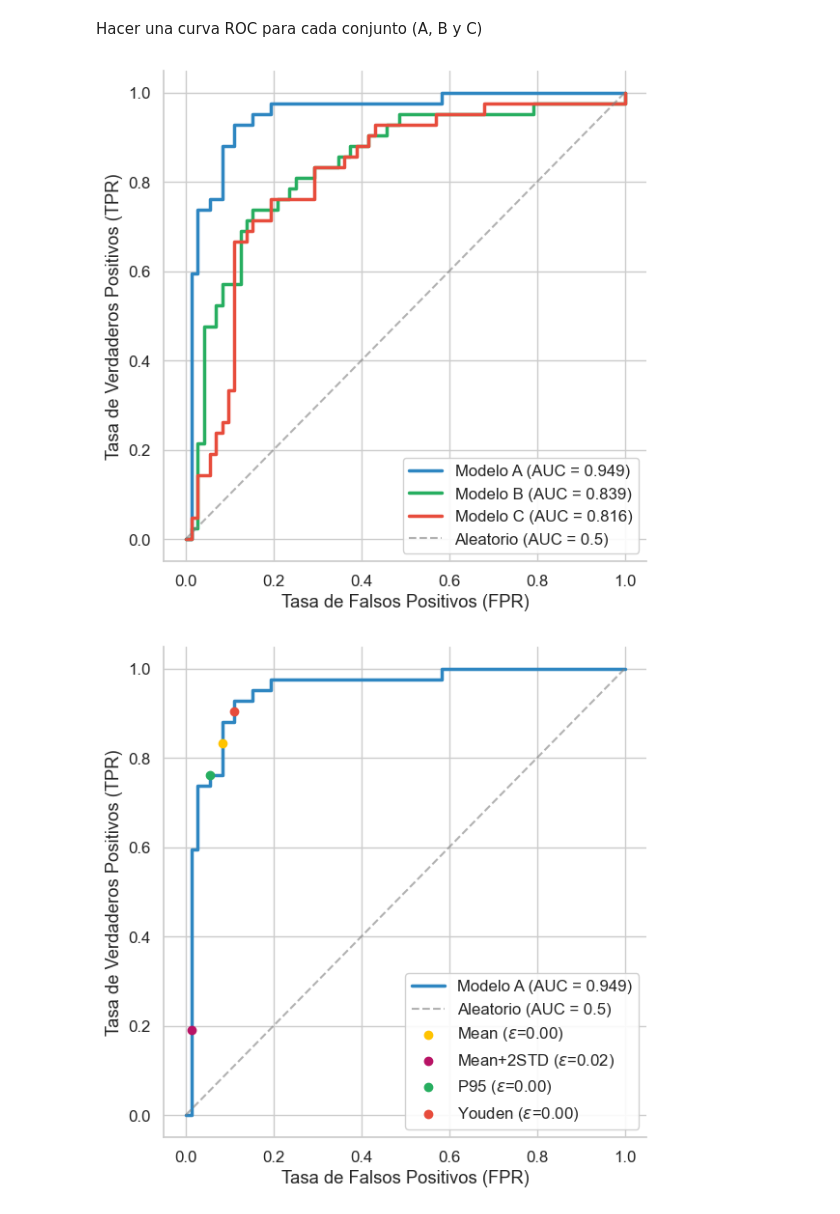
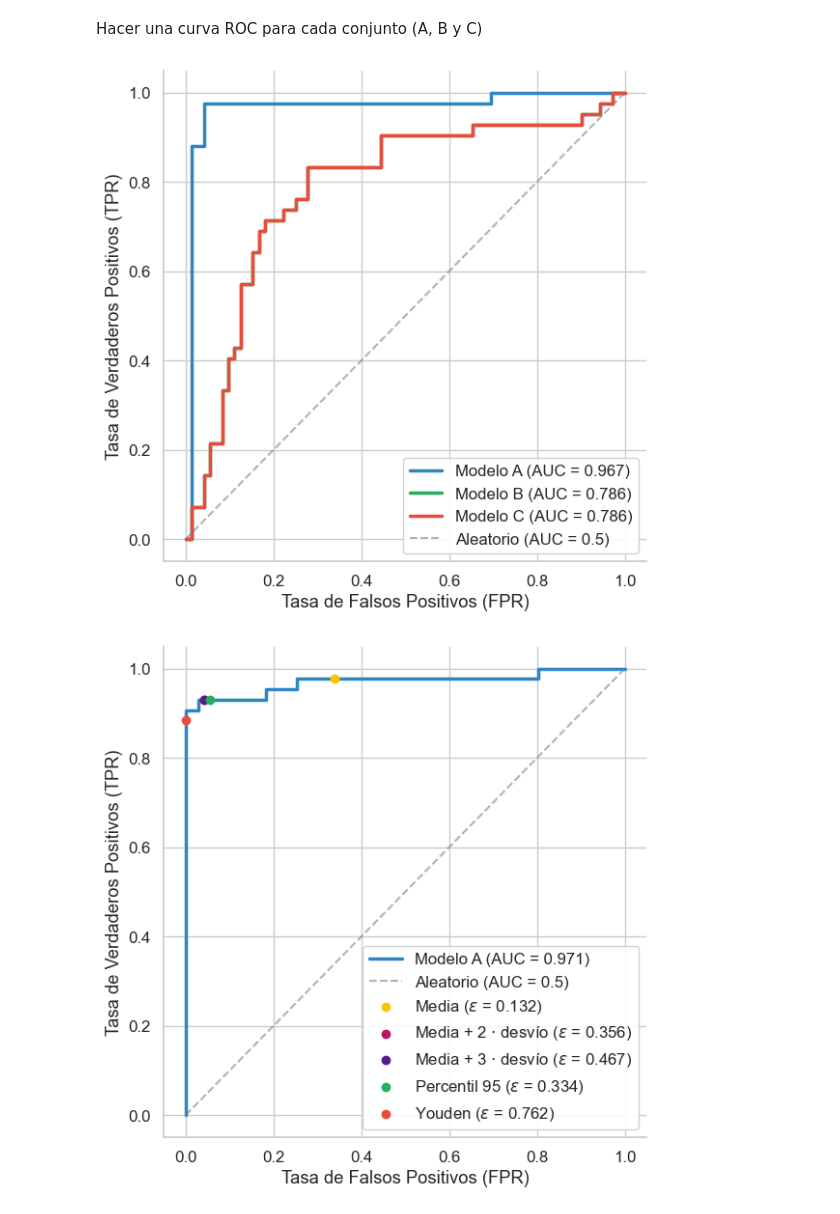
Before and after one commit to matias-cisnero/anomaly-detection-with-autoencoder, a Jupyter notebook: notebooks/test.ipynb, the cells around one changed output. Drawn from its saved outputs; the diff is of its cells as text; code cells hidden in the pictures.

```diff
--- a/notebooks/test.ipynb
+++ b/notebooks/test.ipynb
@@ -44,15 +44,17 @@ Dispositivo usado: cuda (NVIDIA GeForce GTX 970)
 3       train        0.10       193         21    214
 4       train        0.25       161         53    214
 # %%
-AE_A_PATH = "../models/Autoencoder_2025-12-10T23.44_lr=0.001_set=A.pth"
-AE_B_PATH = "../models/Autoencoder_2025-12-10T23.45_lr=0.001_set=B.pth"
-AE_C_PATH = "../models/Autoencoder_2025-12-10T23.45_lr=0.001_set=C.pth"
+AE_A_PATH = "../models/Autoencoder_2025-12-11T00.13_lr=0.001_set=A.pth"
+AE_B_PATH = "../models/Autoencoder_2025-12-11T00.14_lr=0.001_set=B.pth"
+AE_C_PATH = "../models/Autoencoder_2025-12-11T00.14_lr=0.001_set=C.pth"
+
 SAE_A_PATH = "../models/SAE_2025-12-10T23.33_lr=0.001_set=A.pth"
 SAE_B_PATH = "../models/SAE_2025-12-10T23.33_lr=0.001_set=B.pth"
 SAE_C_PATH = "../models/SAE_2025-12-10T23.33_lr=0.001_set=C.pth"
-CAE_A_PATH = "../models/CAE_2025-12-10T23.50_lr=0.001_set=A.pth"
-CAE_B_PATH = "../models/CAE_2025-12-10T23.50_lr=0.001_set=B.pth"
-CAE_C_PATH = "../models/CAE_2025-12-10T23.50_lr=0.001_set=C.pth"
+
+CAE_A_PATH = "../models/CAE_2025-12-11T12.30_lr=0.001_set=A.pth"
+CAE_B_PATH = "../models/CAE_2025-12-11T12.32_lr=0.001_set=B.pth"
+CAE_C_PATH = "../models/CAE_2025-12-11T12.32_lr=0.001_set=C.pth"
 # %%
 # Modelos Autoencoder
 #"""
@@ -354,7 +398,7 @@ sns.despine()
 plt.tight_layout()
 plt.show()
 # %% [output]
-[figure, old version]
+[figure, new version]
 # %%
 import matplotlib.pyplot as plt
 import seaborn as sns
@@ -362,63 +406,72 @@ from sklearn.metrics import roc_curve, auc
 
 sns.set_theme(style="whitegrid", context="notebook", font_scale=1.1)
 
-errores_A = calculate_reconstruction_error(modelo_A, X, device)
-errores_norm_A = errores_A[Y==0]
-errores_anom_A = errores_A[Y==1]
+errores_A = calculate_reconstruction_error(modelo_A, x_val, device)
 
-fpr_A, tpr_A, _ = roc_curve(Y, errores_A)
+val_errors = calculate_reconstruction_error(modelo_A, x_val, device)
+errores_norm_A = val_errors[y_val==0]
+errores_anom_A = val_errors[y_val==1]
+
+fpr_A, tpr_A, _ = roc_curve(y_val, errores_A)
 roc_auc_A = auc(fpr_A, tpr_A)
 
 # Umbral: Mean (Factor 0)
-mean_thr = calculate_mean_std_threshold(errores_A, Y, 0)
+mean_thr = calculate_mean_std_threshold(val_errors, y_val, 0)
 TP, FN, TN, FP = get_confusion_matrix(errores_norm_A, errores_anom_A, mean_thr)
 metrics_mean = calculate_metrics(TP, FN, TN, FP)
 mean_tpr, mean_fpr = metrics_mean["recall"], 1 - metrics_mean["specificity"]
 
 # Umbral: Mean+2STD
-m2std_thr = calculate_mean_std_threshold(errores_A, Y, 2)
+m2std_thr = calculate_mean_std_threshold(val_errors, y_val, 2)
 TP, FN, TN, FP = get_confusion_matrix(errores_norm_A, errores_anom_A, m2std_thr)
 metrics_m2std = calculate_metrics(TP, FN, TN, FP)
 m2std_tpr, m2std_fpr = metrics_m2std["recall"], 1 - metrics_m2std["specificity"]
 
+# Umbral: Mean+3STD
+m3std_thr = calculate_mean_std_threshold(val_errors, y_val, 3)
+TP, FN, TN, FP = get_confusion_matrix(errores_norm_A, errores_anom_A, m2std_thr)
+metrics_m3std = calculate_metrics(TP, FN, TN, FP)
+m3std_tpr, m3std_fpr = metrics_m3std["recall"], 1 - metrics_m3std["specificity"]
+
 # Umbral: Percentil 95
-p95_thr = calculate_percentil_n_threshold(errores_A, Y, 95)
+p95_thr = calculate_percentil_n_threshold(val_errors, y_val, 95)
 TP, FN, TN, FP = get_confusion_matrix(errores_norm_A, errores_anom_A, p95_thr)
 metrics_p95 = calculate_metrics(TP, FN, TN, FP)
 p95_tpr, p95_fpr = metrics_p95["recall"], 1 - metrics_p95["specificity"]
 
 # Umbral: Youden
-youden_thr = calculate_youden_threshold(errores_A, Y)
+youden_thr = calculate_youden_threshold(val_errors, y_val)
 TP, FN, TN, FP = get_confusion_matrix(errores_norm_A, errores_anom_A, youden_thr)
 metrics_youden = calculate_metrics(TP, FN, TN, FP)
 youden_tpr, youden_fpr = metrics_youden["recall"], 1 - metrics_youden["specificity"]
 
 plt.figure(figsize=(6, 6))
 
 colores = {'A': '#2E86C1', 'B': '#27AE60', 'C': '#E74C3C'}
 
 plt.plot(fpr_A, tpr_A, color=colores['A'], lw=2.5, alpha=1, label=f'Modelo A (AUC = {roc_auc_A:.3f})')
 
 plt.plot([0, 1], [0, 1], color='gray', lw=1.5, linestyle='--', alpha=0.6, label='Aleatorio (AUC = 0.5)')
 
 ZORDER_POINTS = 4
 
-plt.scatter(mean_fpr, mean_tpr, color="#FFC300", label=f"Mean ($\epsilon$={mean_thr:.2f})", zorder=ZORDER_POINTS)
-plt.scatter(m2std_fpr, m2std_tpr, color="#B81365", label=f"Mean+2STD ($\epsilon$={m2std_thr:.2f})", zorder=ZORDER_POINTS)
-plt.scatter(p95_fpr, p95_tpr, color="#27AE60", label=f"P95 ($\epsilon$={p95_thr:.2f})", zorder=ZORDER_POINTS)
-plt.scatter(youden_fpr, youden_tpr, color="#E74C3C", label=f"Youden ($\epsilon$={youden_thr:.2f})", zorder=ZORDER_POINTS)
+plt.scatter(mean_fpr, mean_tpr, color="#FFC300", label=f"Media ($\epsilon$ = {mean_thr:.3f})", zorder=ZORDER_POINTS)
+plt.scatter(m2std_fpr, m2std_tpr, color="#B81365", label=f"Media + 2 $\cdot$ desvío ($\epsilon$ = {m2std_thr:.3f})", zorder=ZORDER_POINTS)
+plt.scatter(m3std_fpr, m3std_tpr, color="#5B1A89", label=f"Media + 3 $\cdot$ desvío ($\epsilon$ = {m3std_thr:.3f})", zorder=ZORDER_POINTS)
+plt.scatter(p95_fpr, p95_tpr, color="#27AE60", label=f"Percentil 95 ($\epsilon$ = {p95_thr:.3f})", zorder=ZORDER_POINTS)
+plt.scatter(youden_fpr, youden_tpr, color="#E74C3C", label=f"Youden ($\epsilon$ = {youden_thr:.3f})", zorder=ZORDER_POINTS)
 
 plt.xlabel('Tasa de Falsos Positivos (FPR)')
 plt.ylabel('Tasa de Verdaderos Positivos (TPR)')
 
 plt.legend(loc='lower right', frameon=True, fancybox=True, framealpha=0.9)
 
 sns.despine()
 
 plt.tight_layout()
 plt.show()
 # %% [output]
-[figure, old version]
+[figure, new version]
 # %%
 import matplotlib.pyplot as plt
 import seaborn as sns
```
Also changed, not shown: parts of 7 cells of this notebook, 6 other files.
